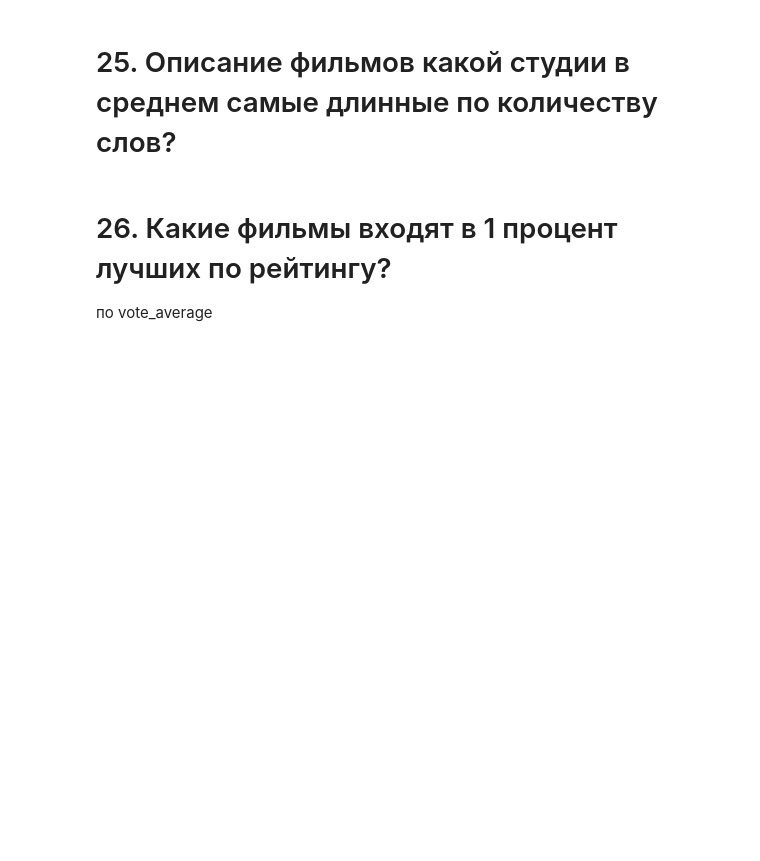
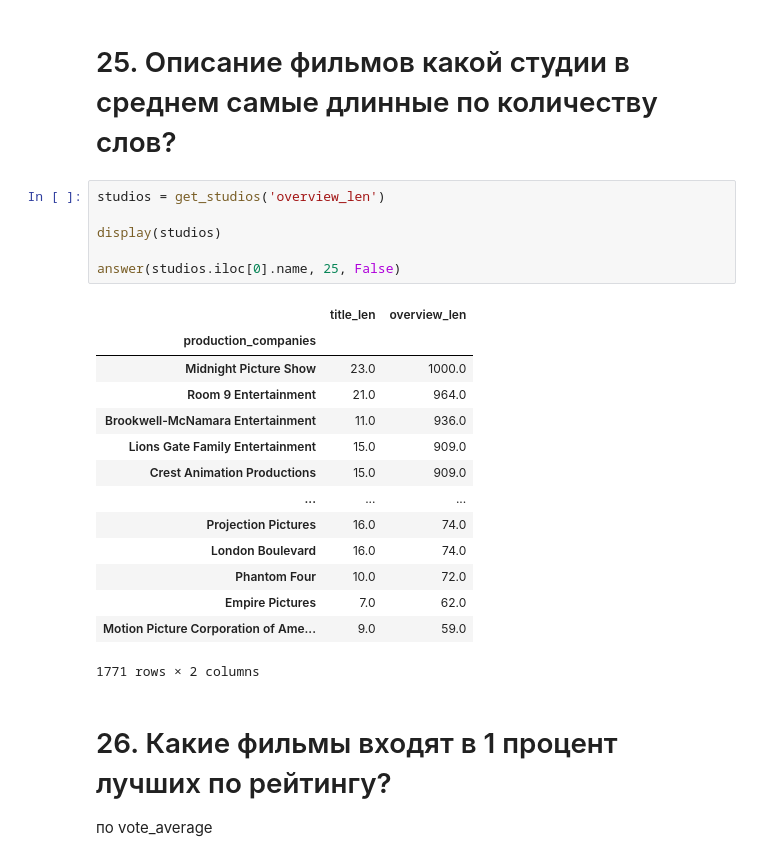
Before and after one commit to mintylife/SkillFactory, a Jupyter notebook: module_1/Movies_IMBD_v4.1_TEMPLATE.ipynb, the cells around one changed output. Cells and saved outputs as stored; diff of their text form; blank space fills up the shorter version.

```diff
--- a/module_1/Movies_IMBD_v4.1_TEMPLATE.ipynb
+++ b/module_1/Movies_IMBD_v4.1_TEMPLATE.ipynb
@@ -483,5 +534,26 @@ answers[23]
 # %% [markdown]
 # 25. Описание фильмов какой студии в среднем самые длинные по количеству слов?
+# %%
+studios = get_studios('overview_len')
+
+display(studios)
+
+answer(studios.iloc[0].name, 25, False)
+# %% [output]
+|  | title_len | overview_len |
+| production_companies |  |  |
+| Midnight Picture Show | 23.0 | 1000.0 |
+| Room 9 Entertainment | 21.0 | 964.0 |
+| Brookwell-McNamara Entertainment | 11.0 | 936.0 |
+| Lions Gate Family Entertainment | 15.0 | 909.0 |
+| Crest Animation Productions | 15.0 | 909.0 |
+| ... | ... | ... |
+| Projection Pictures | 16.0 | 74.0 |
+| London Boulevard | 16.0 | 74.0 |
+| Phantom Four | 10.0 | 72.0 |
+| Empire Pictures | 7.0 | 62.0 |
+| Motion Picture Corporation of Ame... | 9.0 | 59.0 |
+1771 rows × 2 columns
 # %% [markdown]
 # 26. Какие фильмы входят в 1 процент лучших по рейтингу?
 по vote_average
```
Also changed, not shown: parts of 5 cells of this notebook.
